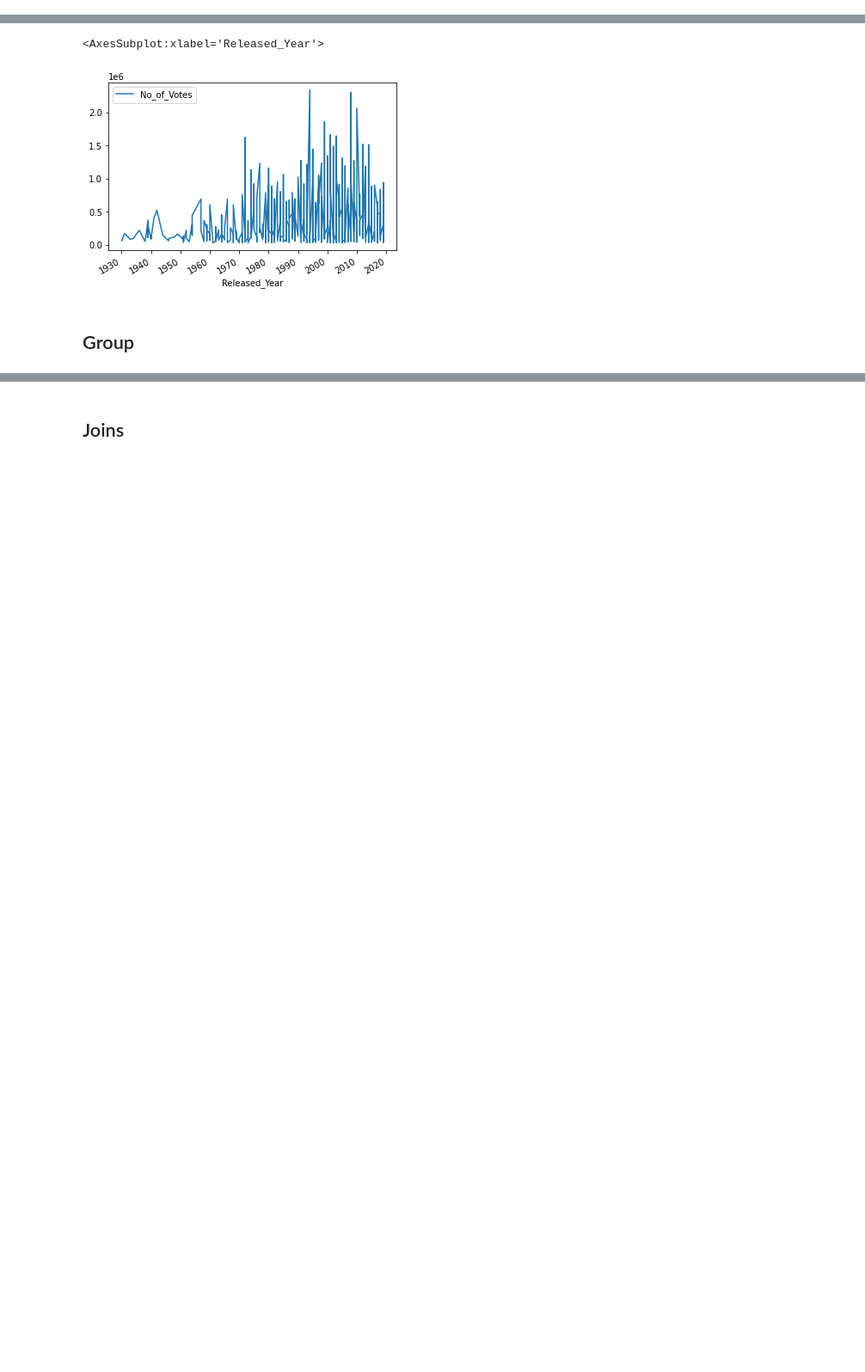
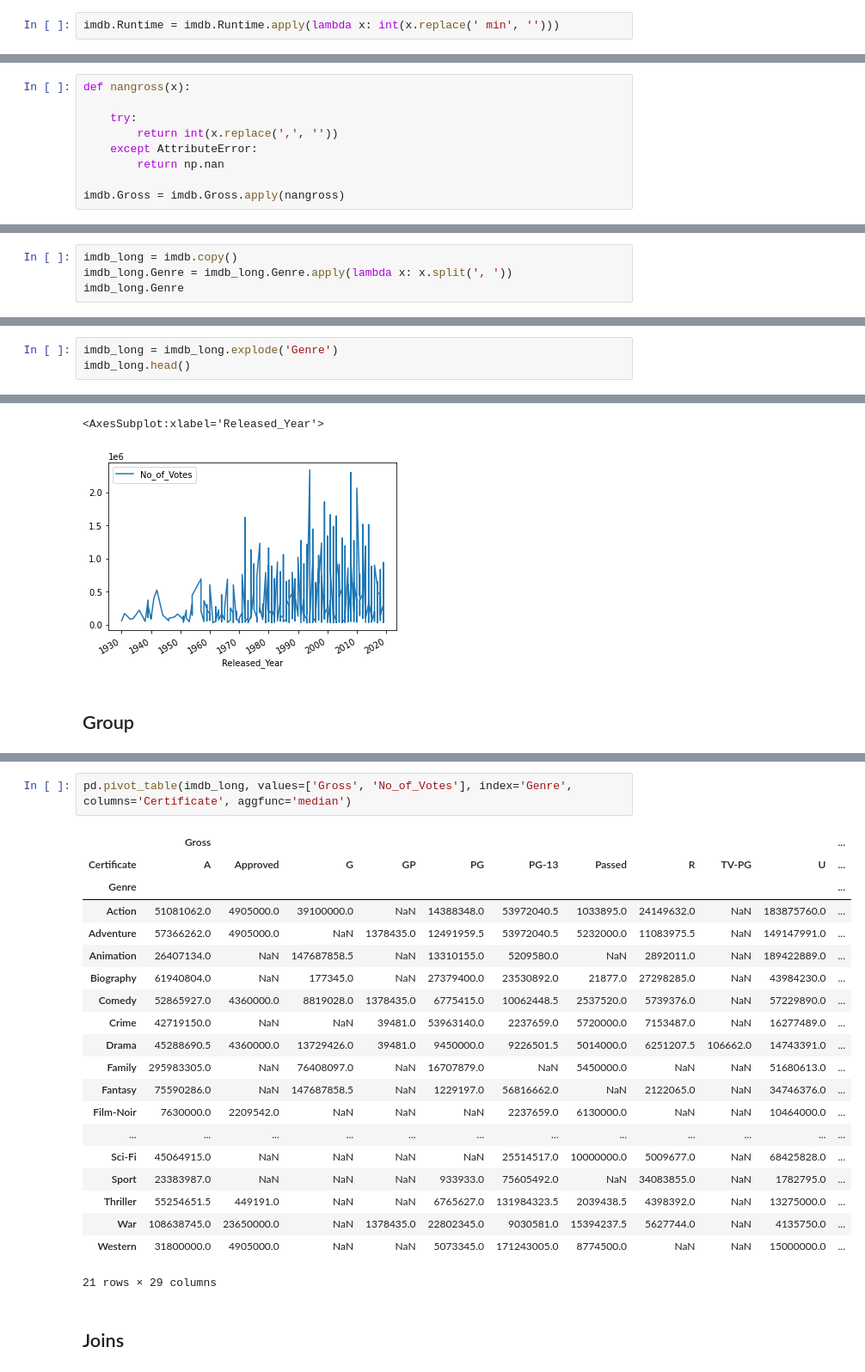
Before and after one commit to Gauss-PWr/DIY, a Jupyter notebook: III. Pandas/Pandas.ipynb, the cells around one changed output, grey strips where cells are left out. Shown: that part at 86% size. Saved outputs shown, nothing was run; the diff lists cells and outputs as text; blank space fills up the shorter version.

```diff
--- a/III. Pandas/Pandas.ipynb
+++ b/III. Pandas/Pandas.ipynb
@@ -30,0 +315,2 @@ import numpy as np
+# %%
+imdb.Runtime = imdb.Runtime.apply(lambda x: int(x.replace(' min', '')))
@@ -30,0 +332,9 @@ import numpy as np
+# %%
+def nangross(x):
+
+    try:
+        return int(x.replace(',', ''))
+    except AttributeError:
+        return np.nan
+
+imdb.Gross = imdb.Gross.apply(nangross)
@@ -32,0 +393,4 @@ import numpy as np
+# %%
+imdb_long = imdb.copy()
+imdb_long.Genre = imdb_long.Genre.apply(lambda x: x.split(', '))
+imdb_long.Genre
@@ -32,0 +410,3 @@ import numpy as np
+# %%
+imdb_long = imdb_long.explode('Genre')
+imdb_long.head()
@@ -122,3 +709,26 @@ df.plot(x='Released_Year', y='No_of_Votes')
+# %%
+pd.pivot_table(imdb_long, values=['Gross', 'No_of_Votes'], index='Genre', columns='Certificate', aggfunc='median')
+# %% [output]
+|  | Gross |  |  |  |  |  |  |  |  |  | ... |
+| Certificate | A | Approved | G | GP | PG | PG-13 | Passed | R | TV-PG | U | ... |
+| Genre |  |  |  |  |  |  |  |  |  |  | ... |
+| Action | 51081062.0 | 4905000.0 | 39100000.0 | NaN | 14388348.0 | 53972040.5 | 1033895.0 | 24149632.0 | NaN | 183875760.0 | ... |
+| Adventure | 57366262.0 | 4905000.0 | NaN | 1378435.0 | 12491959.5 | 53972040.5 | 5232000.0 | 11083975.5 | NaN | 149147991.0 | ... |
+| Animation | 26407134.0 | NaN | 147687858.5 | NaN | 13310155.0 | 5209580.0 | NaN | 2892011.0 | NaN | 189422889.0 | ... |
+| Biography | 61940804.0 | NaN | 177345.0 | NaN | 27379400.0 | 23530892.0 | 21877.0 | 27298285.0 | NaN | 43984230.0 | ... |
+| Comedy | 52865927.0 | 4360000.0 | 8819028.0 | 1378435.0 | 6775415.0 | 10062448.5 | 2537520.0 | 5739376.0 | NaN | 57229890.0 | ... |
+| Crime | 42719150.0 | NaN | NaN | 39481.0 | 53963140.0 | 2237659.0 | 5720000.0 | 7153487.0 | NaN | 16277489.0 | ... |
+| Drama | 45288690.5 | 4360000.0 | 13729426.0 | 39481.0 | 9450000.0 | 9226501.5 | 5014000.0 | 6251207.5 | 106662.0 | 14743391.0 | ... |
+| Family | 295983305.0 | NaN | 76408097.0 | NaN | 16707879.0 | NaN | 5450000.0 | NaN | NaN | 51680613.0 | ... |
+| Fantasy | 75590286.0 | NaN | 147687858.5 | NaN | 1229197.0 | 56816662.0 | NaN | 2122065.0 | NaN | 34746376.0 | ... |
+| Film-Noir | 7630000.0 | 2209542.0 | NaN | NaN | NaN | 2237659.0 | 6130000.0 | NaN | NaN | 10464000.0 | ... |
+| ... | ... | ... | ... | ... | ... | ... | ... | ... | ... | ... | ... |
+| Sci-Fi | 45064915.0 | NaN | NaN | NaN | NaN | 25514517.0 | 10000000.0 | 5009677.0 | NaN | 68425828.0 | ... |
+| Sport | 23383987.0 | NaN | NaN | NaN | 933933.0 | 75605492.0 | NaN | 34083855.0 | NaN | 1782795.0 | ... |
+| Thriller | 55254651.5 | 449191.0 | NaN | NaN | 6765627.0 | 131984323.5 | 2039438.5 | 4398392.0 | NaN | 13275000.0 | ... |
+| War | 108638745.0 | 23650000.0 | NaN | 1378435.0 | 22802345.0 | 9030581.0 | 15394237.5 | 5627744.0 | NaN | 4135750.0 | ... |
+| Western | 31800000.0 | 4905000.0 | NaN | NaN | 5073345.0 | 171243005.0 | 8774500.0 | NaN | NaN | 15000000.0 | ... |
+21 rows × 29 columns
 # %% [markdown]
 ## Joins
 # %% [markdown]
```
Also changed, not shown: parts of 51 cells of this notebook, 21 other files.
